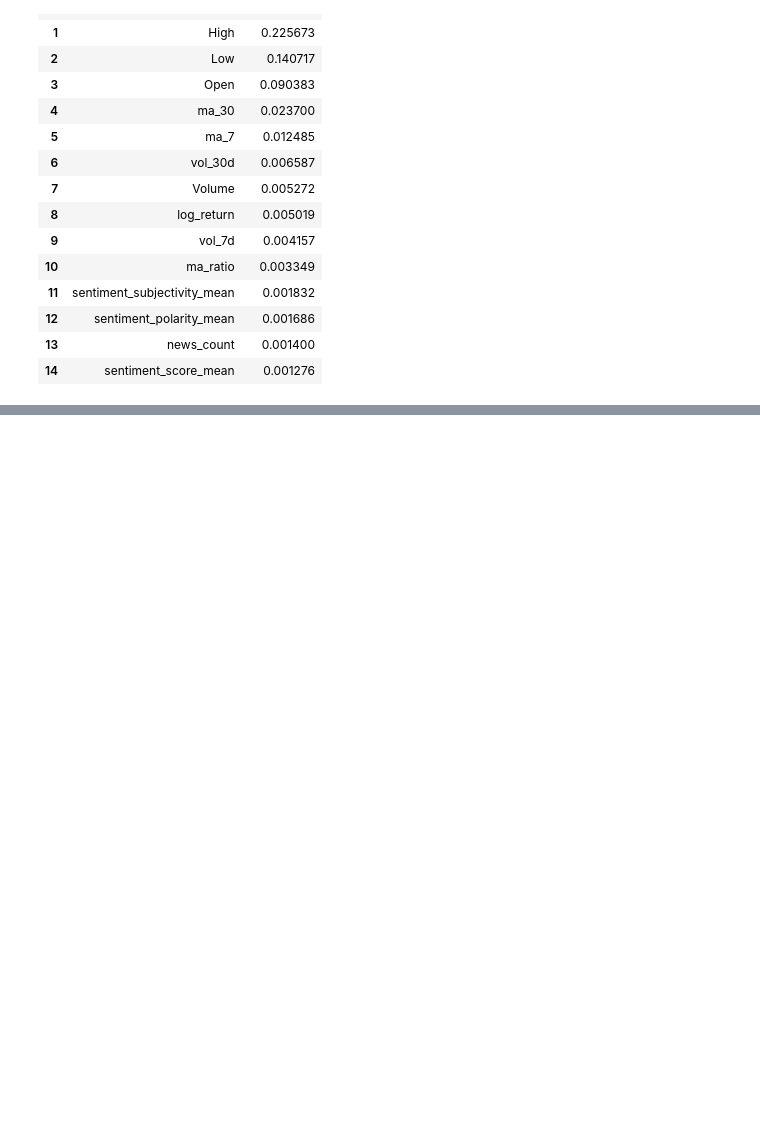
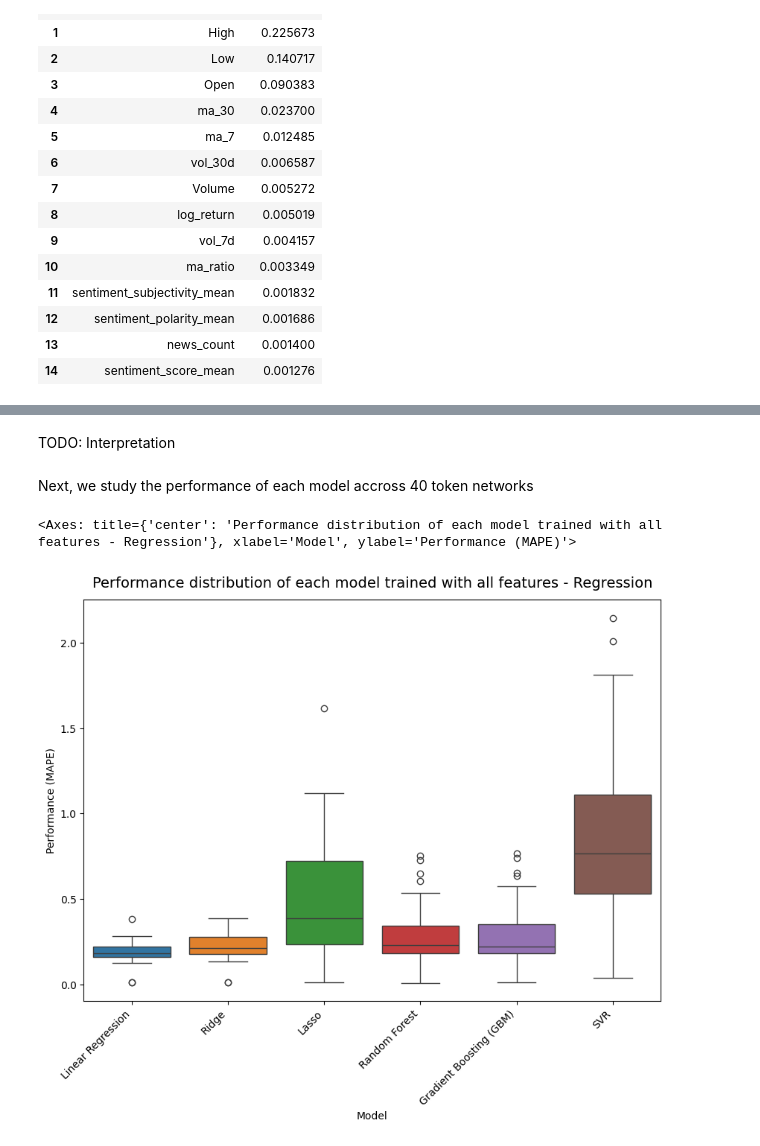
Before and after one commit to 18nghiado/DATA2010, a Jupyter notebook: experiments_feature_selection.ipynb, the cells around one changed output, grey strips where cells are left out. Saved outputs shown, nothing was run; the diff lists cells and outputs as text; code cells hidden in the pictures; blank space fills up the shorter version.

```diff
--- a/experiments_feature_selection.ipynb
+++ b/experiments_feature_selection.ipynb
@@ -648,0 +695,22 @@ INFO: LOADED existing results
+# %% [markdown]
+TODO: Interpretation
+# %% [markdown]
+Next, we study the performance of each model accross 40 token networks
+# %%
+all_rows = []
+for dataset in all_models_feat_importance_regression_df['Dataset'].unique().tolist():
+    for model in model_cols:
+        performance = all_models_feat_importance_regression_df[(all_models_feat_importance_regression_df['Dataset'] == dataset) &
+                                                           (all_models_feat_importance_regression_df['Setting'] == 'All features')][model]
+        all_rows.append({'Model': model, 'Dataset': dataset, 'Performance (MAPE)': performance.values[0]})
+
+tmp_df = pd.DataFrame(all_rows)
+
+fig, ax = plt.subplots(figsize=(10, 7))
+ax.set_title('Performance distribution of each model trained with all features - Regression', fontsize=14, pad=12)
+plt.xticks(rotation=45, ha='right')
+
+sns.boxplot(data=tmp_df,y='Performance (MAPE)',hue='Model',x='Model')
+# %% [output]
+<Axes: title={'center': 'Performance distribution of each model trained with all features - Regression'}, xlabel='Model', ylabel='Performance (MAPE)'>
+[figure, added]
```
Also changed, not shown: parts of 21 cells of this notebook, 1 other file.
